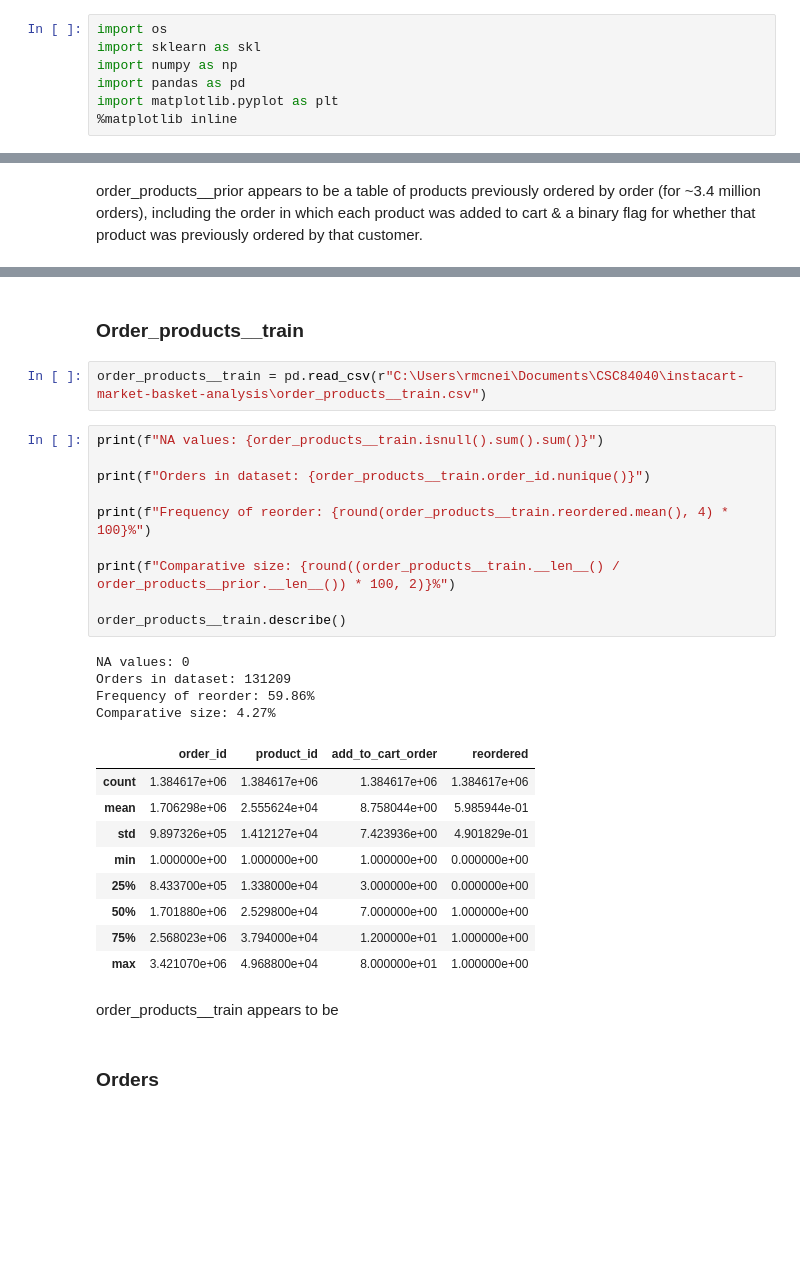
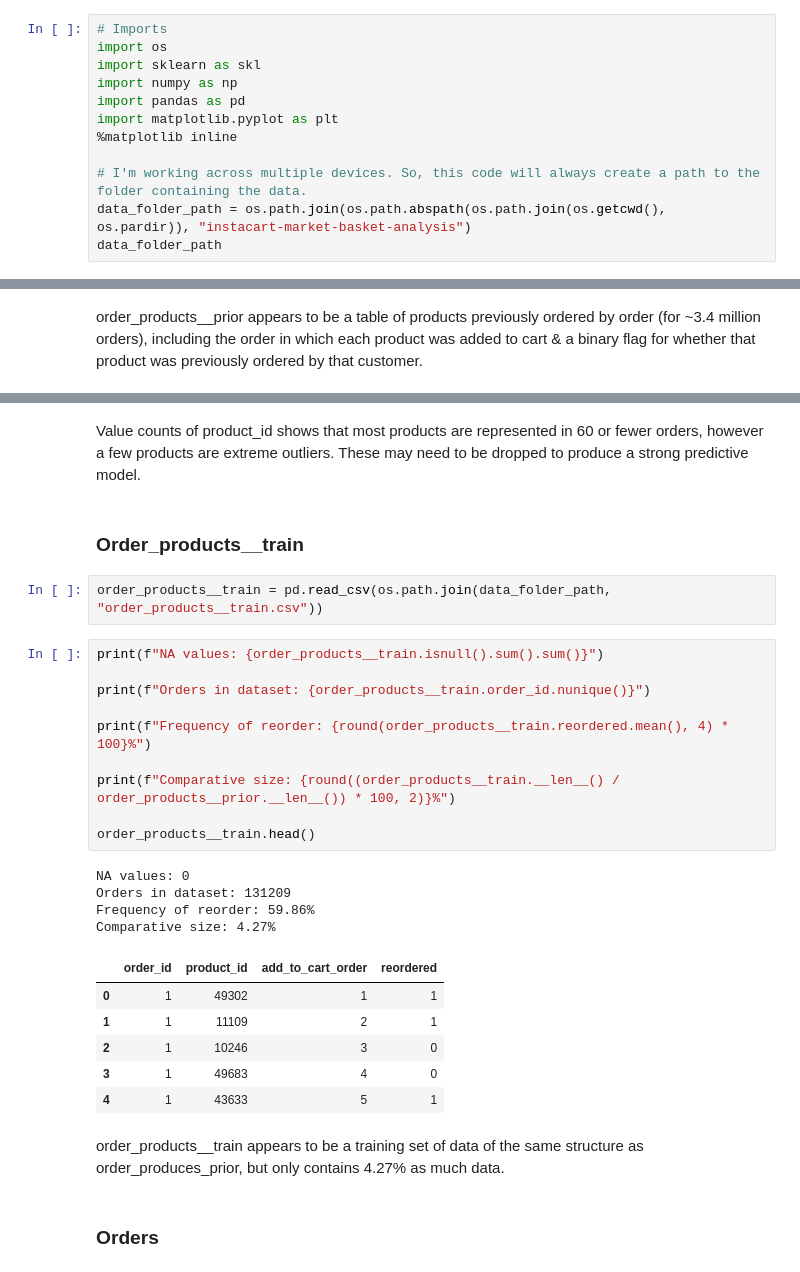
Before and after one commit to Disco-Gnome/CSC84040, a Jupyter notebook: Assignments/McNeil_Ryan_assignment1.ipynb, the cells around one changed output, grey strips where cells are left out. Drawn from its saved outputs; the diff is of its cells as text; blank space fills up the shorter version.

```diff
--- a/Assignments/McNeil_Ryan_assignment1.ipynb
+++ b/Assignments/McNeil_Ryan_assignment1.ipynb
@@ -3,7 +3,12 @@
 # %%
+# Imports
 import os
 import sklearn as skl
 import numpy as np
 import pandas as pd
 import matplotlib.pyplot as plt
 %matplotlib inline
+
+# I'm working across multiple devices. So, this code will always create a path to the folder containing the data.
+data_folder_path = os.path.join(os.path.abspath(os.path.join(os.getcwd(), os.pardir)), "instacart-market-basket-analysis")
+data_folder_path
@@ -83,32 +117,31 @@ order_products__prior appears to be a table of products previously ordered by or
+# %% [markdown]
+Value counts of product_id shows that most products are represented in 60 or fewer orders, however a few products are extreme outliers. These may need to be dropped to produce a strong predictive model.
 # %% [markdown]
 ### Order_products__train
-# %%
-order_products__train = pd.read_csv(r"C:\Users\rmcnei\Documents\CSC84040\instacart-market-basket-analysis\order_products__train.csv")
+# %%
+order_products__train = pd.read_csv(os.path.join(data_folder_path, "order_products__train.csv"))
 # %%
 print(f"NA values: {order_products__train.isnull().sum().sum()}")
 
 print(f"Orders in dataset: {order_products__train.order_id.nunique()}")
 
 print(f"Frequency of reorder: {round(order_products__train.reordered.mean(), 4) * 100}%")
 
 print(f"Comparative size: {round((order_products__train.__len__() / order_products__prior.__len__()) * 100, 2)}%")
 
-order_products__train.describe()
+order_products__train.head()
 # %% [output]
 NA values: 0
 Orders in dataset: 131209
 Frequency of reorder: 59.86%
 Comparative size: 4.27%
 |  | order_id | product_id | add_to_cart_order | reordered |
-| count | 1.384617e+06 | 1.384617e+06 | 1.384617e+06 | 1.384617e+06 |
-| mean | 1.706298e+06 | 2.555624e+04 | 8.758044e+00 | 5.985944e-01 |
-| std | 9.897326e+05 | 1.412127e+04 | 7.423936e+00 | 4.901829e-01 |
-| min | 1.000000e+00 | 1.000000e+00 | 1.000000e+00 | 0.000000e+00 |
-| 25% | 8.433700e+05 | 1.338000e+04 | 3.000000e+00 | 0.000000e+00 |
-| 50% | 1.701880e+06 | 2.529800e+04 | 7.000000e+00 | 1.000000e+00 |
-| 75% | 2.568023e+06 | 3.794000e+04 | 1.200000e+01 | 1.000000e+00 |
-| max | 3.421070e+06 | 4.968800e+04 | 8.000000e+01 | 1.000000e+00 |
+| 0 | 1 | 49302 | 1 | 1 |
+| 1 | 1 | 11109 | 2 | 1 |
+| 2 | 1 | 10246 | 3 | 0 |
+| 3 | 1 | 49683 | 4 | 0 |
+| 4 | 1 | 43633 | 5 | 1 |
 # %% [markdown]
-order_products__train appears to be
+order_products__train appears to be a training set of data of the same structure as order_produces_prior, but only contains 4.27% as much data.
 # %% [markdown]
 ### Orders
```
Also changed, not shown: parts of 23 cells of this notebook, 1 other file.
